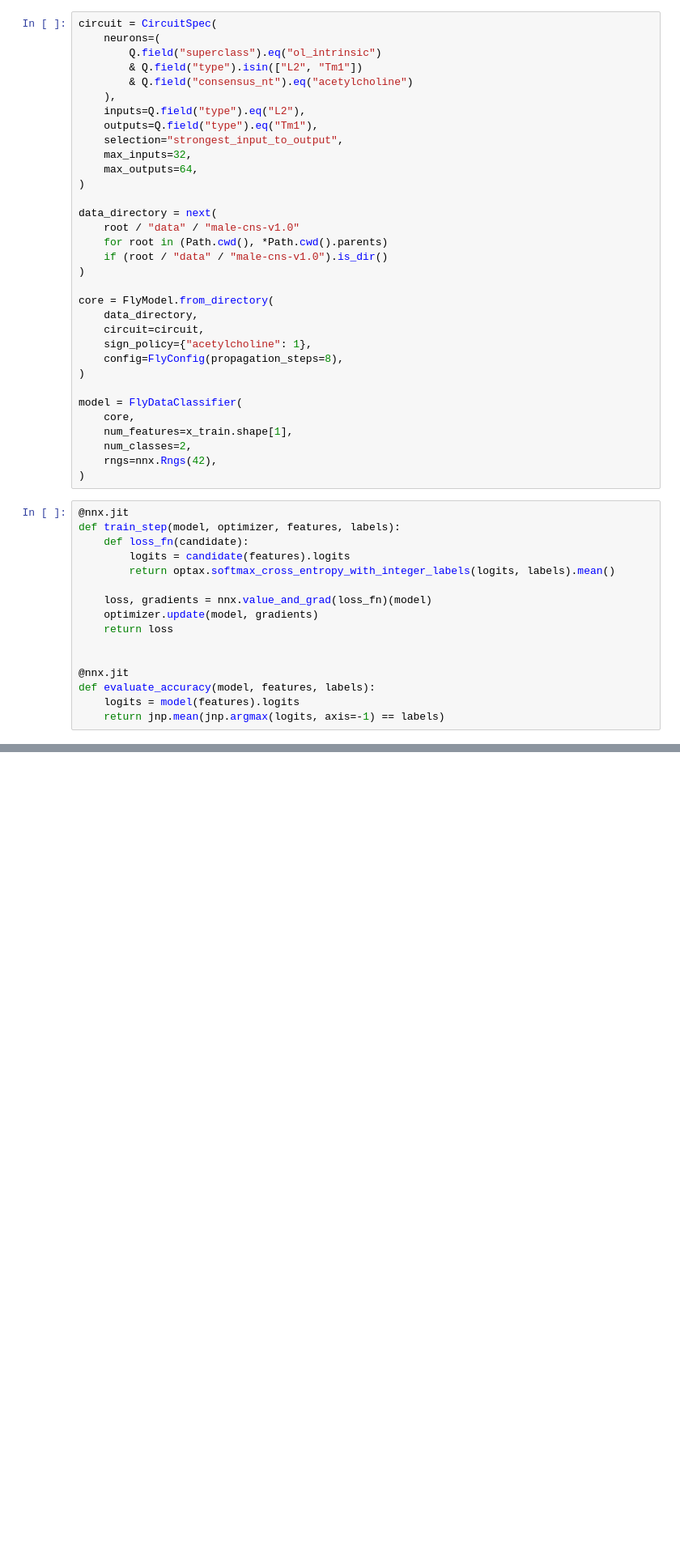
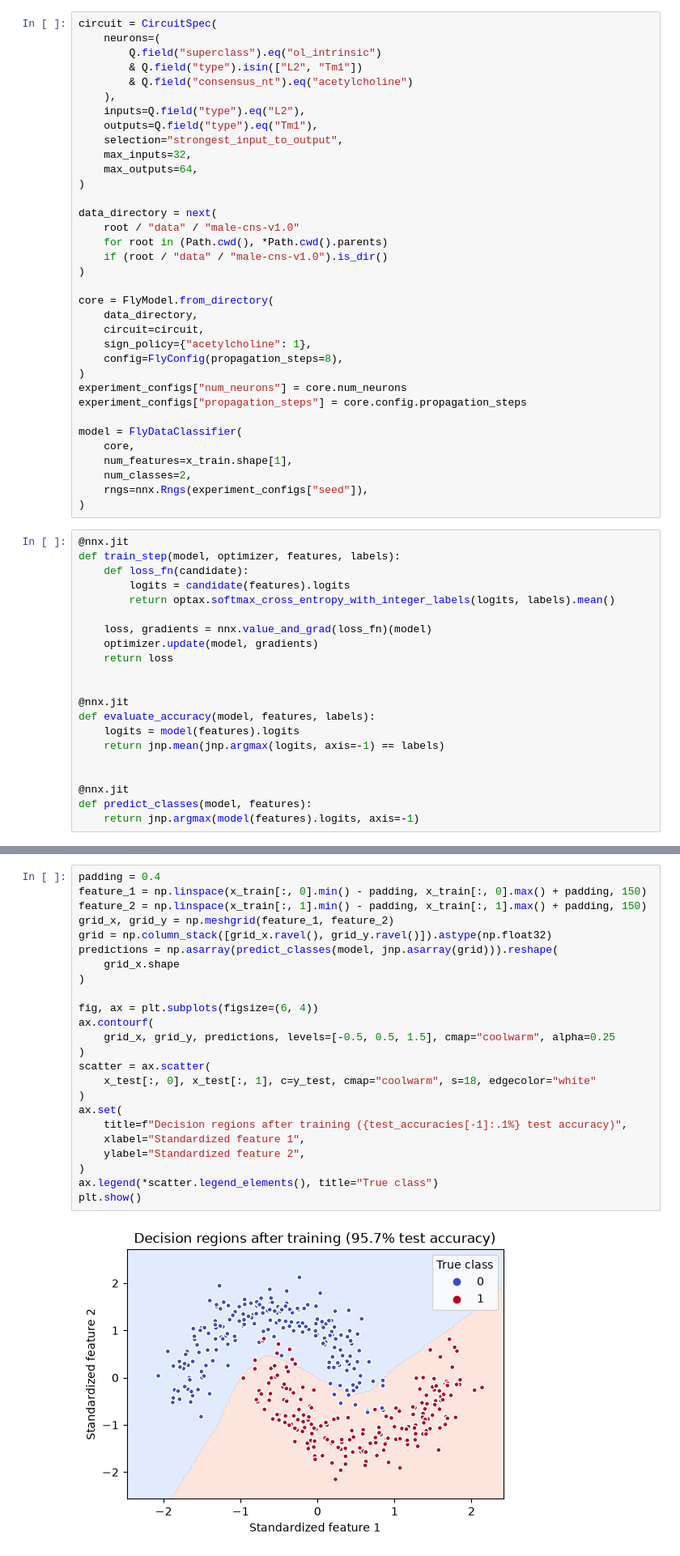
Before and after one commit to soumik12345/flyx, a Jupyter notebook: docs/examples/train_fly_data_classifier.ipynb, the cells around one changed output, grey strips where cells are left out. Shown at 81% size. Saved outputs shown, nothing was run; the diff lists cells and outputs as text; blank space fills up the shorter version.

```diff
--- a/docs/examples/train_fly_data_classifier.ipynb
+++ b/docs/examples/train_fly_data_classifier.ipynb
@@ -58,12 +80,14 @@ core = FlyModel.from_directory(
     sign_policy={"acetylcholine": 1},
     config=FlyConfig(propagation_steps=8),
 )
+experiment_configs["num_neurons"] = core.num_neurons
+experiment_configs["propagation_steps"] = core.config.propagation_steps
 
 model = FlyDataClassifier(
     core,
     num_features=x_train.shape[1],
     num_classes=2,
-    rngs=nnx.Rngs(42),
+    rngs=nnx.Rngs(experiment_configs["seed"]),
 )
 # %%
 @nnx.jit
@@ -81,4 +105,9 @@ def train_step(model, optimizer, features, labels):
 def evaluate_accuracy(model, features, labels):
     logits = model(features).logits
     return jnp.mean(jnp.argmax(logits, axis=-1) == labels)
+
+
+@nnx.jit
+def predict_classes(model, features):
+    return jnp.argmax(model(features).logits, axis=-1)
 # %%
@@ -131,0 +161,26 @@ trackio.finish()
+# %%
+padding = 0.4
+feature_1 = np.linspace(x_train[:, 0].min() - padding, x_train[:, 0].max() + padding, 150)
+feature_2 = np.linspace(x_train[:, 1].min() - padding, x_train[:, 1].max() + padding, 150)
+grid_x, grid_y = np.meshgrid(feature_1, feature_2)
+grid = np.column_stack([grid_x.ravel(), grid_y.ravel()]).astype(np.float32)
+predictions = np.asarray(predict_classes(model, jnp.asarray(grid))).reshape(
+    grid_x.shape
+)
+
+fig, ax = plt.subplots(figsize=(6, 4))
+ax.contourf(
+    grid_x, grid_y, predictions, levels=[-0.5, 0.5, 1.5], cmap="coolwarm", alpha=0.25
+)
+scatter = ax.scatter(
+    x_test[:, 0], x_test[:, 1], c=y_test, cmap="coolwarm", s=18, edgecolor="white"
+)
+ax.set(
+    title=f"Decision regions after training ({test_accuracies[-1]:.1%} test accuracy)",
+    xlabel="Standardized feature 1",
+    ylabel="Standardized feature 2",
+)
+ax.legend(*scatter.legend_elements(), title="True class")
+plt.show()
+# %% [output]
+[figure, added]
```
Also changed, not shown: parts of 6 cells of this notebook.
